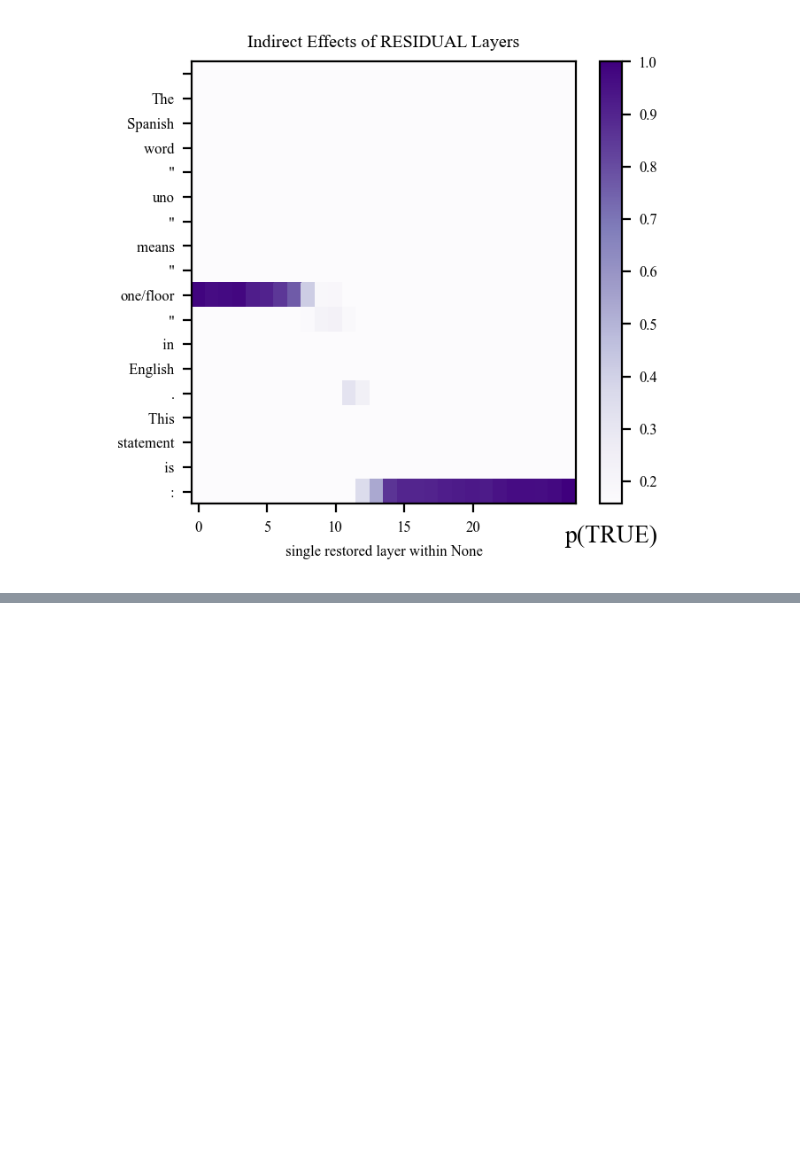
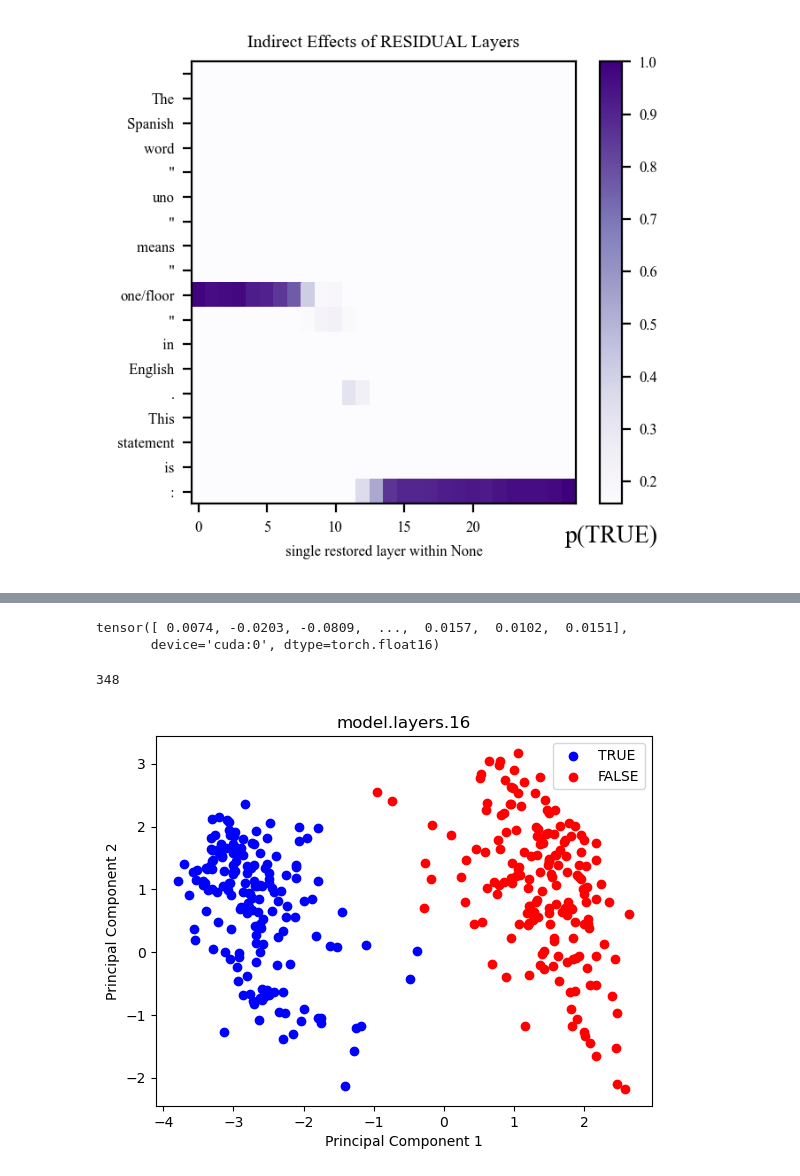
Before and after one commit to arnab-api/talkative_probes, a Jupyter notebook: notebooks/geometry_of_truth.ipynb, the cells around one changed output, grey strips where cells are left out. Saved outputs shown, nothing was run; the diff lists cells and outputs as text; code cells hidden in the pictures; blank space fills up the shorter version.

```diff
--- a/notebooks/geometry_of_truth.ipynb
+++ b/notebooks/geometry_of_truth.ipynb
@@ -156,0 +281,5 @@ plot_trace_heatmap(trace_results)
+# %%
+ques, ans = ds[15]
+
+print(f"\"{ques}\"")
+print(f"\"{ans}\"")
@@ -156,0 +325,10 @@ plot_trace_heatmap(trace_results)
+# %%
+last_location = (mt.layer_names[-1], -1)
+interested_locations = [(layer, query_end) for layer in mt.layer_names[::2]]
+# %%
+hs = get_hs(
+    mt=mt,
+    input=inputs,
+    locations=interested_locations + [last_location],
+    return_dict=True,
+)
@@ -156,0 +403,5 @@ plot_trace_heatmap(trace_results)
+# %%
+queries = [ds[i] for i in range(len(ds))]
+interested_layers = mt.layer_names[::2]
+
+latents = get_concept_latents(mt=mt, queries=queries, interested_layers=interested_layers)
@@ -156,0 +410,9 @@ plot_trace_heatmap(trace_results)
+# %%
+latents[0]["latents"][interested_layers[0]]
+# %% [output]
+tensor([ 0.0074, -0.0203, -0.0809,  ...,  0.0157,  0.0102,  0.0151],
+       device='cuda:0', dtype=torch.float16)
+# %%
+len(ds)
+# %% [output]
+348
@@ -156,0 +443,34 @@ plot_trace_heatmap(trace_results)
+# %%
+layer = interested_layers[8]
+
+X = torch.stack([l["latents"][layer] for l in latents]).to(torch.float32).to("cuda")
+pcs = get_pcs(X, k=2)
+X2 = X @ pcs
+
+y = [l["answer"] for l in latents]
+
+import matplotlib.pyplot as plt
+
+true_points = []
+false_points = []
+
+for point, label in zip(X2, y):
+    if label == " TRUE":
+        true_points.append(point.cpu())
+    else:
+        false_points.append(point.cpu())
+
+true_points = np.array(true_points)
+false_points = np.array(false_points)
+
+plt.scatter(true_points[:, 0], true_points[:, 1], color='blue', label='TRUE')
+plt.scatter(false_points[:, 0], false_points[:, 1], color='red', label='FALSE')
+
+plt.legend()
+plt.title(layer)
+plt.xlabel('Principal Component 1')
+plt.ylabel('Principal Component 2')
+
+plt.show()
+# %% [output]
+[figure, added]
```
Also changed, not shown: parts of 13 cells of this notebook, 1 other file.
